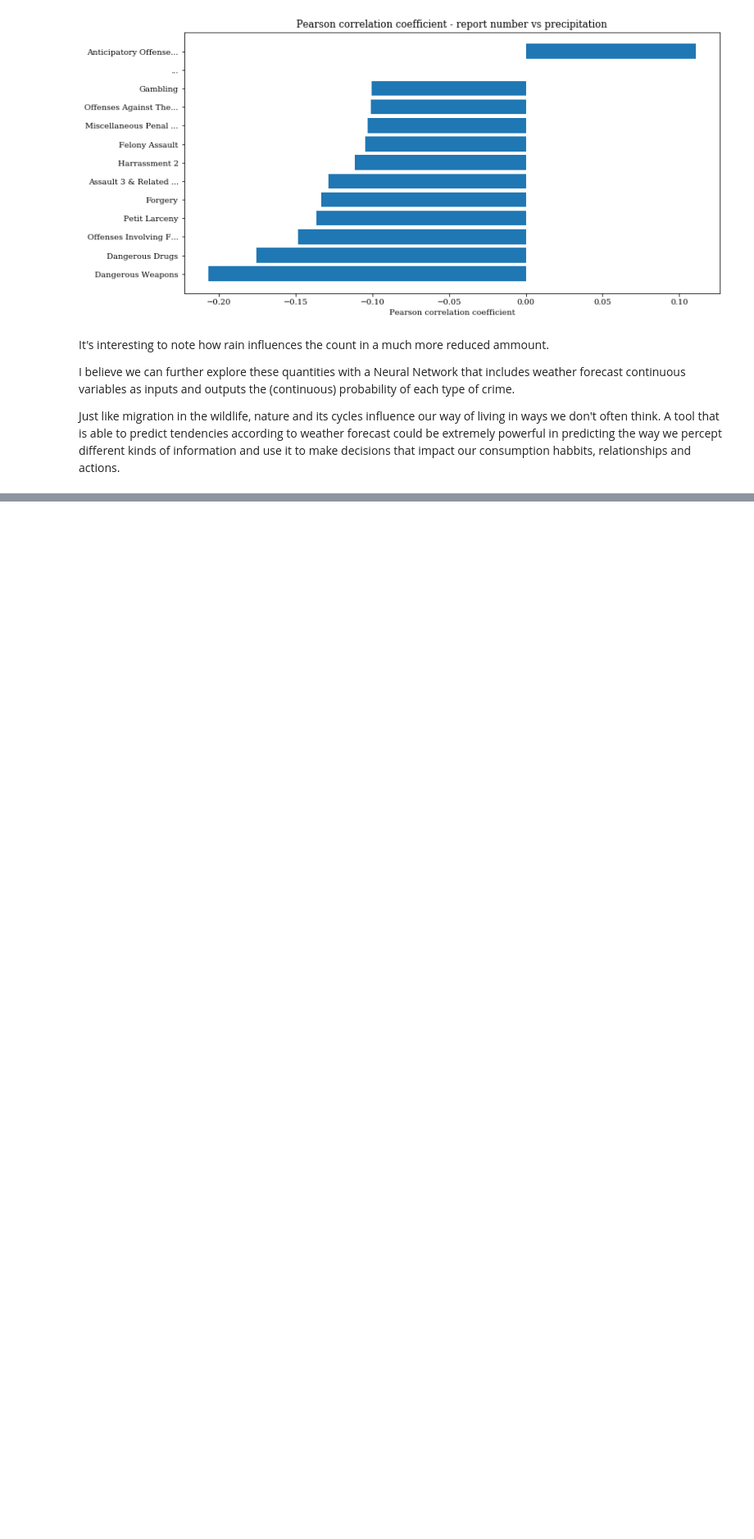
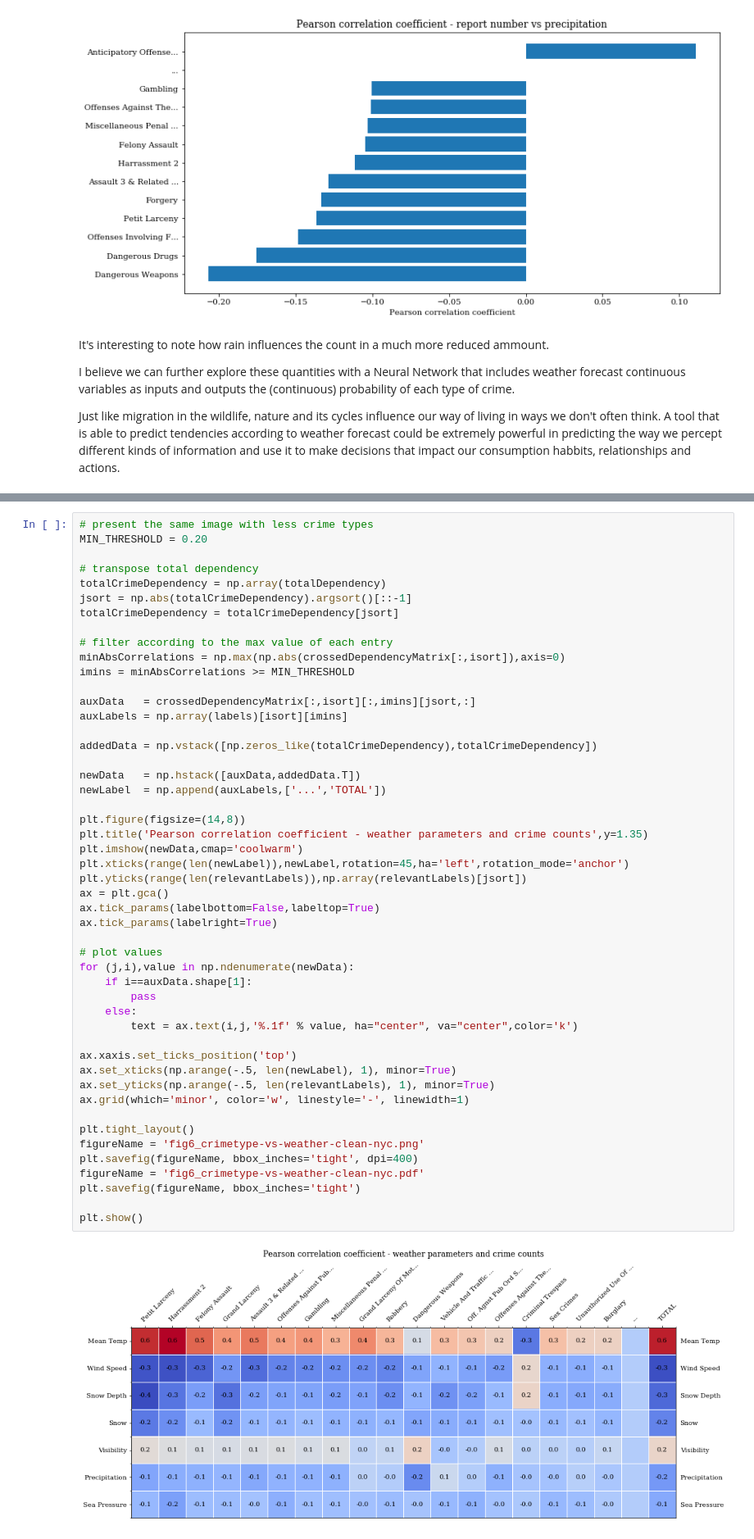
Before and after one commit to miguelsmatos/dataincubator-project, a Jupyter notebook: dataIncubator-miguel-project.ipynb, the cells around one changed output, grey strips where cells are left out. Shown at 82% size. Drawn from its saved outputs; the diff is of its cells as text; blank space fills up the shorter version.

```diff
--- a/dataIncubator-miguel-project.ipynb
+++ b/dataIncubator-miguel-project.ipynb
@@ -203,0 +260,51 @@ Just like migration in the wildlife, nature and its cycles influence our way of
+# %%
+# present the same image with less crime types
+MIN_THRESHOLD = 0.20
+
+# transpose total dependency
+totalCrimeDependency = np.array(totalDependency)
+jsort = np.abs(totalCrimeDependency).argsort()[::-1]
+totalCrimeDependency = totalCrimeDependency[jsort]
+
+# filter according to the max value of each entry
+minAbsCorrelations = np.max(np.abs(crossedDependencyMatrix[:,isort]),axis=0)
+imins = minAbsCorrelations >= MIN_THRESHOLD
+
+auxData   = crossedDependencyMatrix[:,isort][:,imins][jsort,:]
+auxLabels = np.array(labels)[isort][imins]
+
+addedData = np.vstack([np.zeros_like(totalCrimeDependency),totalCrimeDependency])
+
+newData   = np.hstack([auxData,addedData.T])
+newLabel  = np.append(auxLabels,['...','TOTAL'])
+
+plt.figure(figsize=(14,8))
+plt.title('Pearson correlation coefficient - weather parameters and crime counts',y=1.35)
+plt.imshow(newData,cmap='coolwarm')
+plt.xticks(range(len(newLabel)),newLabel,rotation=45,ha='left',rotation_mode='anchor')
+plt.yticks(range(len(relevantLabels)),np.array(relevantLabels)[jsort])
+ax = plt.gca()
+ax.tick_params(labelbottom=False,labeltop=True)
+ax.tick_params(labelright=True)
+
+# plot values
+for (j,i),value in np.ndenumerate(newData):
+    if i==auxData.shape[1]:
+        pass
+    else:
+        text = ax.text(i,j,'%.1f' % value, ha="center", va="center",color='k')
+
+ax.xaxis.set_ticks_position('top')
+ax.set_xticks(np.arange(-.5, len(newLabel), 1), minor=True)
+ax.set_yticks(np.arange(-.5, len(relevantLabels), 1), minor=True)
+ax.grid(which='minor', color='w', linestyle='-', linewidth=1)
+
+plt.tight_layout()
+figureName = 'fig6_crimetype-vs-weather-clean-nyc.png'
+plt.savefig(figureName, bbox_inches='tight', dpi=400)
+figureName = 'fig6_crimetype-vs-weather-clean-nyc.pdf'
+plt.savefig(figureName, bbox_inches='tight')
+
+plt.show()
+# %% [output]
+[figure, added]
```
Also changed, not shown: parts of 7 cells of this notebook, 7 other files.
